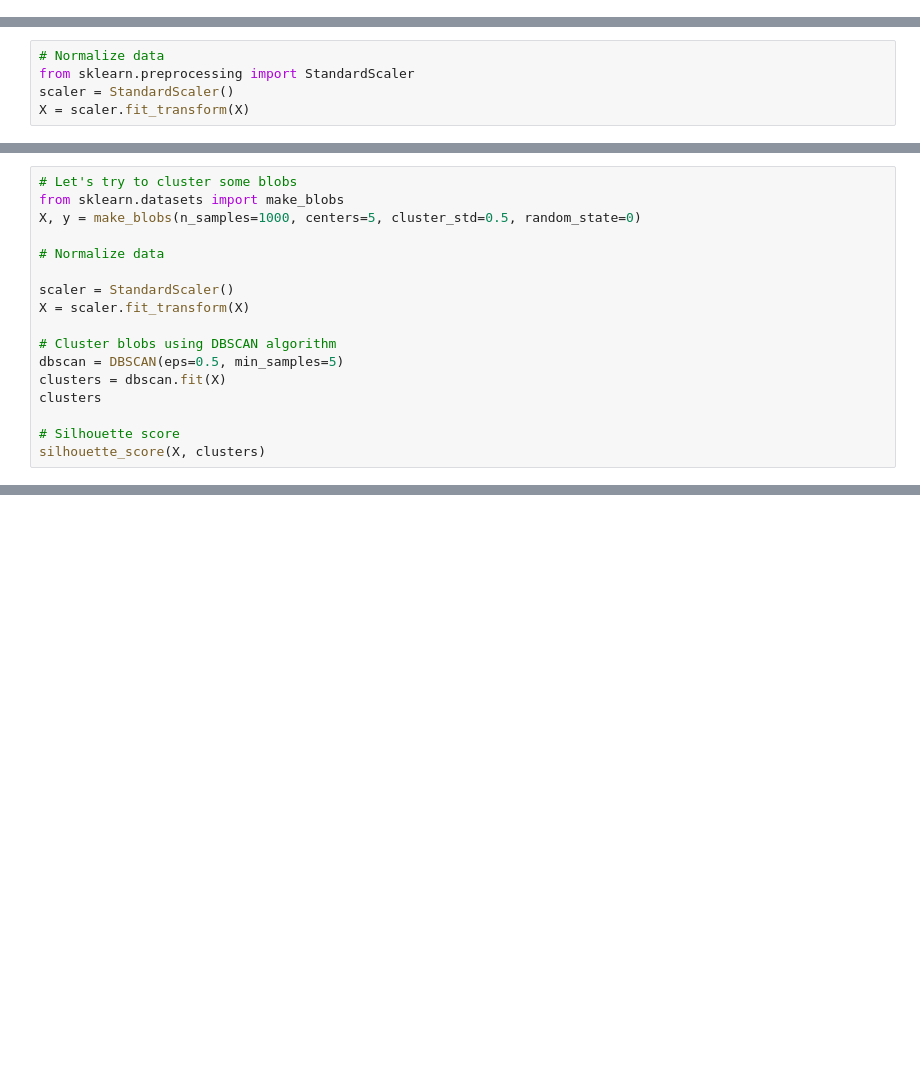
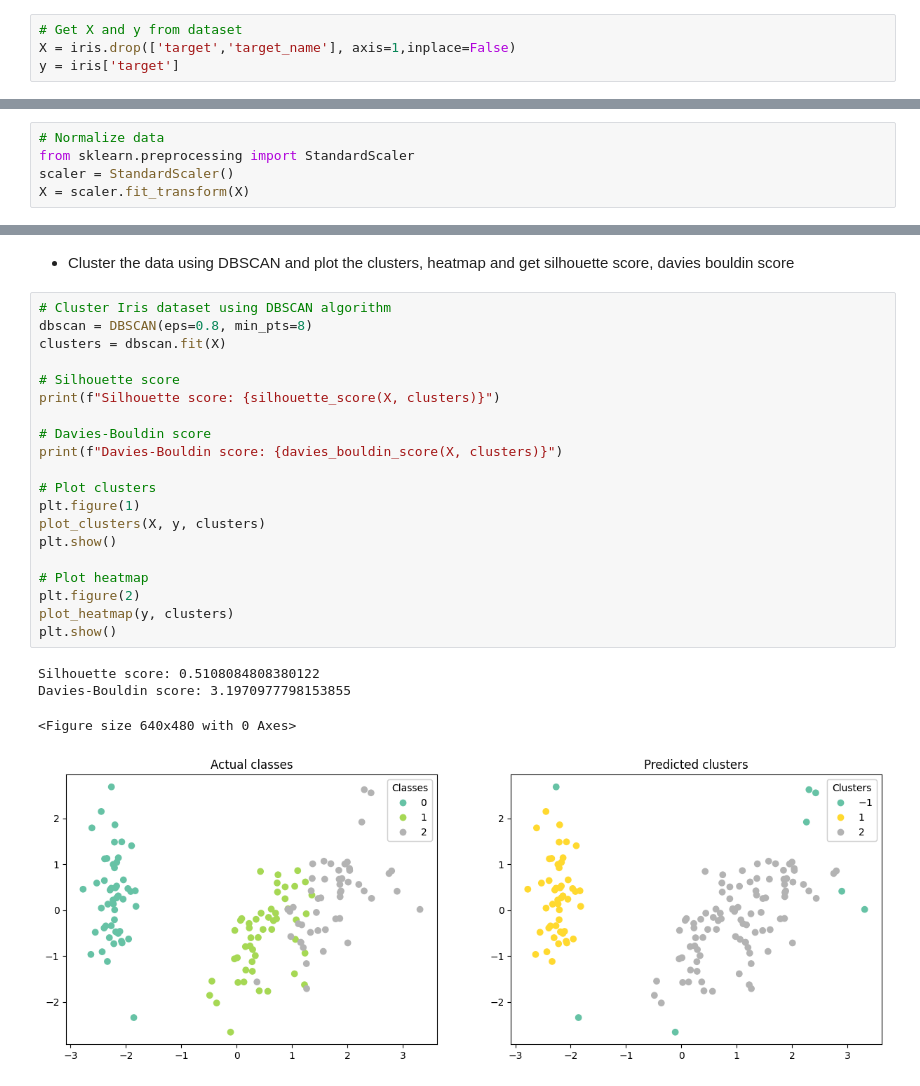
Before and after one commit to Frknslmn50/EDAMI_23L, a Jupyter notebook: Project_DBSCAN/DBSCAN_Implementation.ipynb, the cells around one changed output, grey strips where cells are left out. Cells and saved outputs as stored; diff of their text form; blank space fills up the shorter version.

```diff
--- a/Project_DBSCAN/DBSCAN_Implementation.ipynb
+++ b/Project_DBSCAN/DBSCAN_Implementation.ipynb
@@ -63,0 +31,4 @@ X.shape
+# %%
+# Get X and y from dataset
+X = iris.drop(['target','target_name'], axis=1,inplace=False)
+y = iris['target']
@@ -114,17 +41,0 @@ Text(0.5, 1.0, 'Predicted clusters')
-# %%
-# Let's try to cluster some blobs
-from sklearn.datasets import make_blobs
-X, y = make_blobs(n_samples=1000, centers=5, cluster_std=0.5, random_state=0)
-
-# Normalize data
-
-scaler = StandardScaler()
-X = scaler.fit_transform(X)
-
-# Cluster blobs using DBSCAN algorithm
-dbscan = DBSCAN(eps=0.5, min_samples=5)
-clusters = dbscan.fit(X)
-clusters
-
-# Silhouette score
-silhouette_score(X, clusters)
@@ -181,0 +49,27 @@ ylabel = plt.ylabel("Predicted cluster")
+# %% [markdown]
+* Cluster the data using DBSCAN and plot the clusters, heatmap and get silhouette score, davies bouldin score
+# %%
+# Cluster Iris dataset using DBSCAN algorithm
+dbscan = DBSCAN(eps=0.8, min_pts=8)
+clusters = dbscan.fit(X)
+
+# Silhouette score
+print(f"Silhouette score: {silhouette_score(X, clusters)}")
+
+# Davies-Bouldin score
+print(f"Davies-Bouldin score: {davies_bouldin_score(X, clusters)}")
+
+# Plot clusters
+plt.figure(1)
+plot_clusters(X, y, clusters)
+plt.show()
+
+# Plot heatmap
+plt.figure(2)
+plot_heatmap(y, clusters)
+plt.show()
+# %% [output]
+Silhouette score: 0.5108084808380122
+Davies-Bouldin score: 3.1970977798153855
+<Figure size 640x480 with 0 Axes>
+[figure, added]
```
Also changed, not shown: parts of 42 cells of this notebook, 14 other files.
